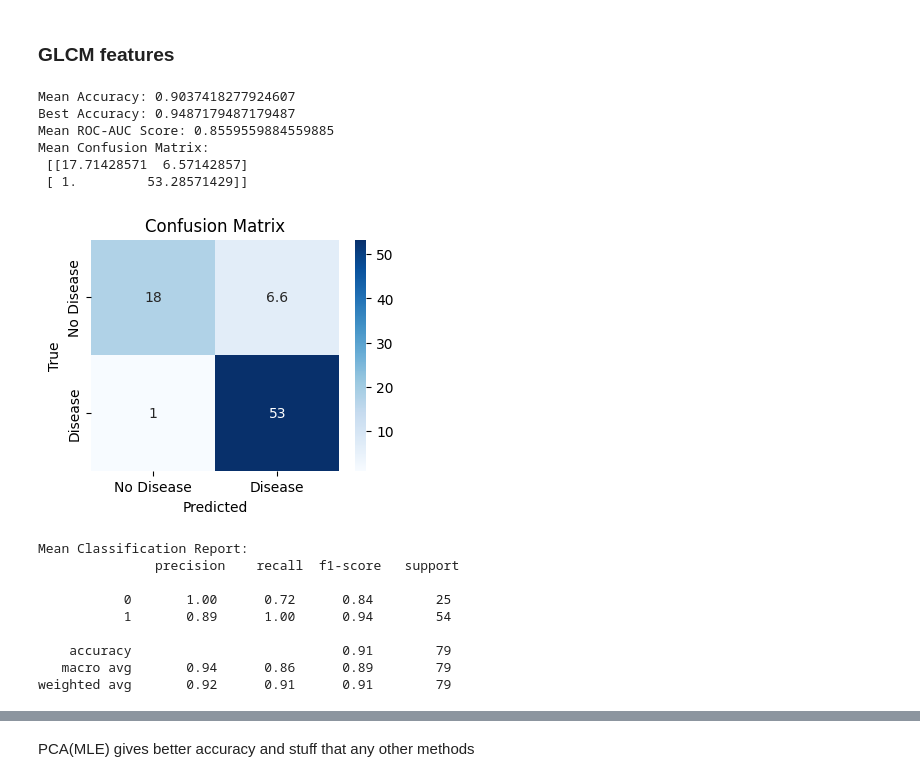
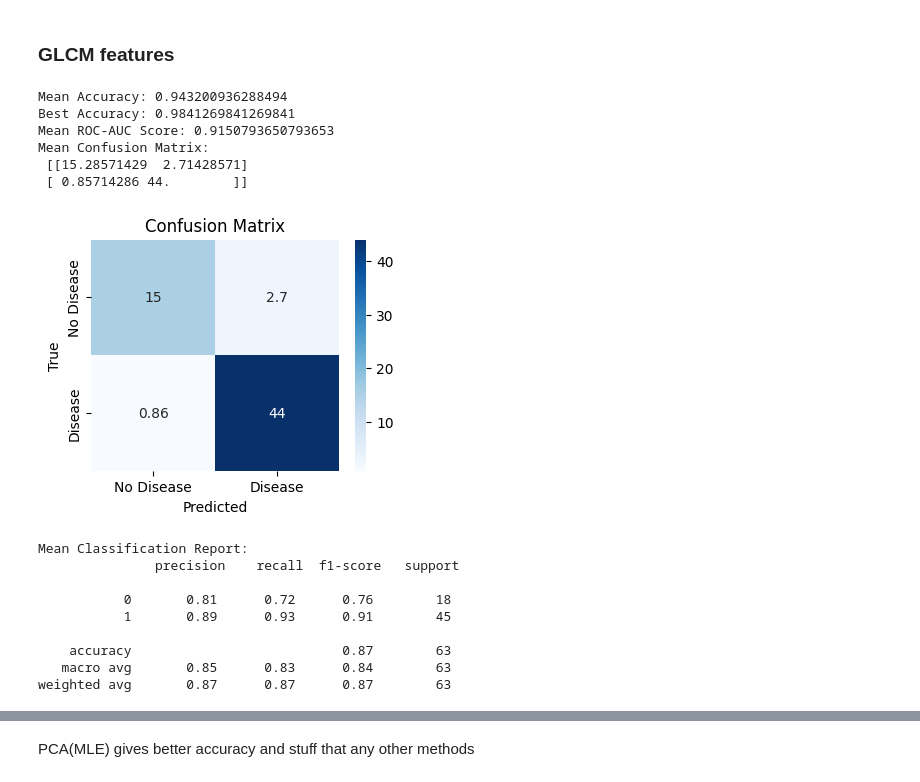
Before and after one commit to lakshmi-warrier/nafld-detection, a Jupyter notebook: us_scan_model/final_model.ipynb, the cells around one changed output, grey strips where cells are left out. Cells and saved outputs as stored; diff of their text form; code cells hidden in the pictures.

```diff
--- a/us_scan_model/final_model.ipynb
+++ b/us_scan_model/final_model.ipynb
@@ -55,16 +77,16 @@ for record in range(55):
         roi_im = enhanced_im[300:700, 170:800]
 
         # to save images:
-        # plt.imsave(f"og/{filename}", im.astype(np.uint8),cmap="grey" )
-        # plt.imsave(f"enh/{filename}", enhanced_im, cmap="grey" )
+        # plt.imsave(f"og/{filename}", im.astype(np.uint8), cmap="grey")
+        # plt.imsave(f"enh/{filename}", enhanced_im, cmap="grey")
         # plt.imsave(f"roi/{filename}", roi_im, cmap="grey")
         roi_im = roi_im.astype(np.uint8)
 
         data_records["id"].append(id_)
         data_records["fat"].append(fat)
         data_records["class"].append(cat)
-        # data_records["images"].append(roi_im)
-        data_records["images"].append(enhanced_im)
+        data_records["images"].append(roi_im)
+        # data_records["images"].append(enhanced_im)
 
 
 df = pd.DataFrame(data_records)
@@ -219,21 +230,35 @@ def get_best_model(X, y, n_comp, num_folds=7):
 
     return clf
-# %%
-model = get_best_model(feature_matrix, y, 11, 7)
-# %% [output]
-Mean Accuracy: 0.9037418277924607
-Best Accuracy: 0.9487179487179487
-Mean ROC-AUC Score: 0.8559559884559885
-Mean Confusion Matrix:
- [[17.71428571  6.57142857]
- [ 1.         53.28571429]]
-[figure, removed]
-Mean Classification Report:
-               precision    recall  f1-score   support
-
-           0       1.00      0.72      0.84        25
-           1       0.89      1.00      0.94        54
-
-    accuracy                           0.91        79
-   macro avg       0.94      0.86      0.89        79
-weighted avg       0.92      0.91      0.91        79
+# %%
+from sklearn.model_selection import train_test_split
+
+X_train, X_test, y_train, y_test = train_test_split(
+    feature_matrix, y, test_size=0.2, random_state=42
+)
+# Initialize a PCA object
+pca = PCA(n_components=11)
+model = get_best_model(X_train, y_train, pca, 7)
+
+# Mean Accuracy: 0.943200936288494
+# Best Accuracy: 0.9841269841269841
+# Mean ROC-AUC Score: 0.9150793650793653
+# Mean Confusion Matrix:
+#  [[15.28571429  2.71428571]
+#  [ 0.85714286 44.        ]]
+# %% [output]
+Mean Accuracy: 0.943200936288494
+Best Accuracy: 0.9841269841269841
+Mean ROC-AUC Score: 0.9150793650793653
+Mean Confusion Matrix:
+ [[15.28571429  2.71428571]
+ [ 0.85714286 44.        ]]
+[figure, added]
+Mean Classification Report:
+               precision    recall  f1-score   support
+
+           0       0.81      0.72      0.76        18
+           1       0.89      0.93      0.91        45
+
+    accuracy                           0.87        63
+   macro avg       0.85      0.83      0.84        63
+weighted avg       0.87      0.87      0.87        63
```
Also changed, not shown: parts of 26 cells of this notebook, 1 other file.
